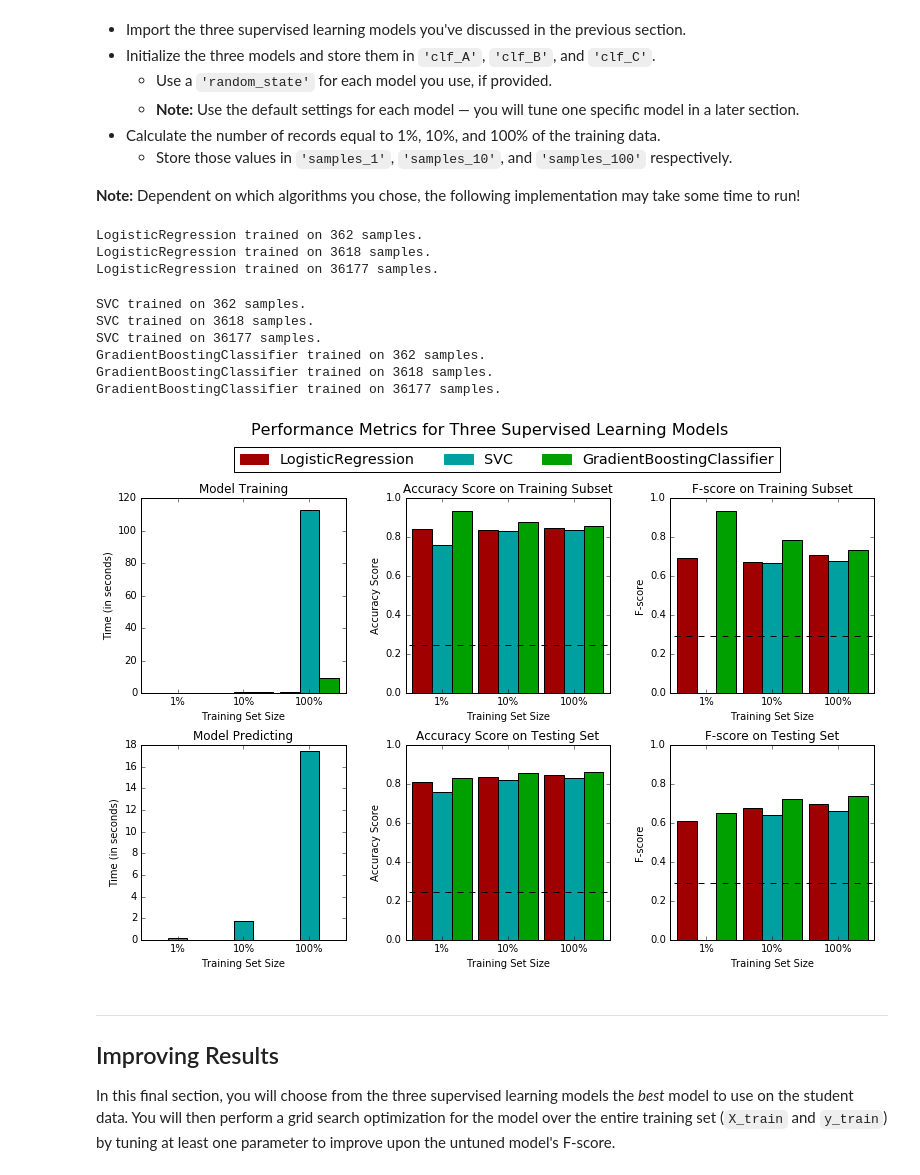
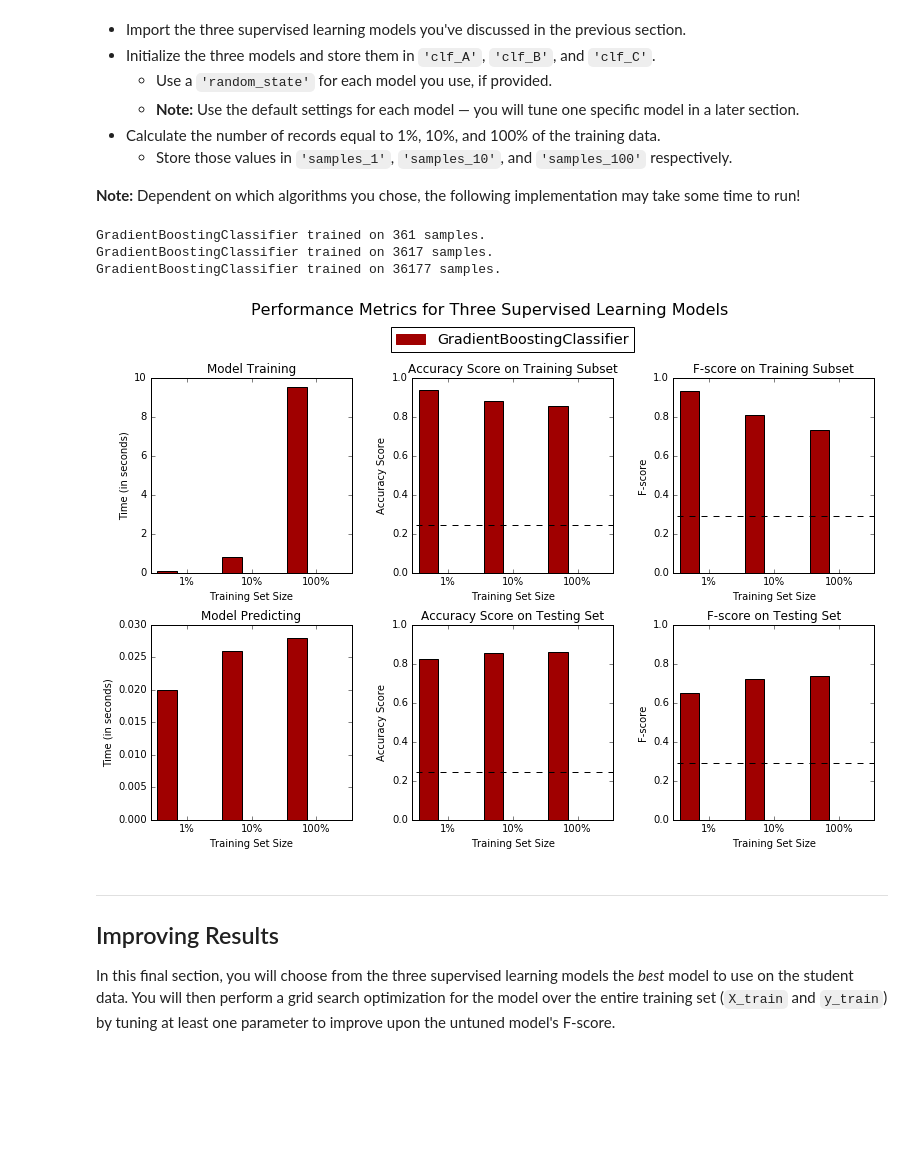
Before and after one commit to BananuhBeatDown/finding_donors, a Jupyter notebook: finding_donors.ipynb, the cells around one changed output. Drawn from its saved outputs; the diff is of its cells as text; code cells hidden in the pictures; blank space fills up the shorter version.

```diff
--- a/finding_donors.ipynb
+++ b/finding_donors.ipynb
@@ -340,49 +340,42 @@ In the code cell, you will need to implement the following:
 **Note:** Dependent on which algorithms you chose, the following implementation may take some time to run!
 # %%
 # TODO: Import the three supervised learning models from sklearn
-from math import ceil
 from sklearn.svm import SVC
 from sklearn.ensemble import AdaBoostClassifier
 from sklearn.ensemble import GradientBoostingClassifier
 from sklearn.ensemble import BaggingClassifier
 from sklearn.ensemble import RandomForestClassifier
 from sklearn.neighbors import KNeighborsClassifier
 from sklearn.tree import DecisionTreeClassifier
 from sklearn.linear_model import SGDClassifier
 from sklearn.linear_model import LogisticRegression
 
 # TODO: Initialize the three models
 clf_A = LogisticRegression(random_state=0) #
 clf_B = SVC(random_state=0)
 clf_C = GradientBoostingClassifier(random_state=0)
 
 # TODO: Calculate the number of samples for 1%, 10%, and 100% of the training data
-samples_1 = int(ceil(X_train.shape[0] * 0.01))
-samples_10 = int(ceil(X_train.shape[0] * 0.1))
+samples_1 = int(X_train.shape[0] * 0.01)
+samples_10 = int(X_train.shape[0] * 0.1)
 samples_100 = X_train.shape[0]
 
 # Collect results on the learners
 results = {}
-for clf in [clf_A, clf_B, clf_C]:
+for clf in [clf_C]:
     clf_name = clf.__class__.__name__
     results[clf_name] = {}
     for i, samples in enumerate([samples_1, samples_10, samples_100]):
         results[clf_name][i] = \
         train_predict(clf, samples, X_train, y_train, X_test, y_test)
 
 # Run metrics visualization for the three supervised learning models chosen
 vs.evaluate(results, accuracy, fscore)
 # %% [output]
-LogisticRegression trained on 362 samples.
-LogisticRegression trained on 3618 samples.
-LogisticRegression trained on 36177 samples.
+GradientBoostingClassifier trained on 361 samples.
+GradientBoostingClassifier trained on 3617 samples.
+GradientBoostingClassifier trained on 36177 samples.
-SVC trained on 362 samples.
-SVC trained on 3618 samples.
-SVC trained on 36177 samples.
-GradientBoostingClassifier trained on 362 samples.
-GradientBoostingClassifier trained on 3618 samples.
-GradientBoostingClassifier trained on 36177 samples.
-[figure, old version]
+[figure, new version]
 # %% [markdown]
 ----
 ## Improving Results
```
Also changed, not shown: parts of 6 cells of this notebook, 1 other file.
